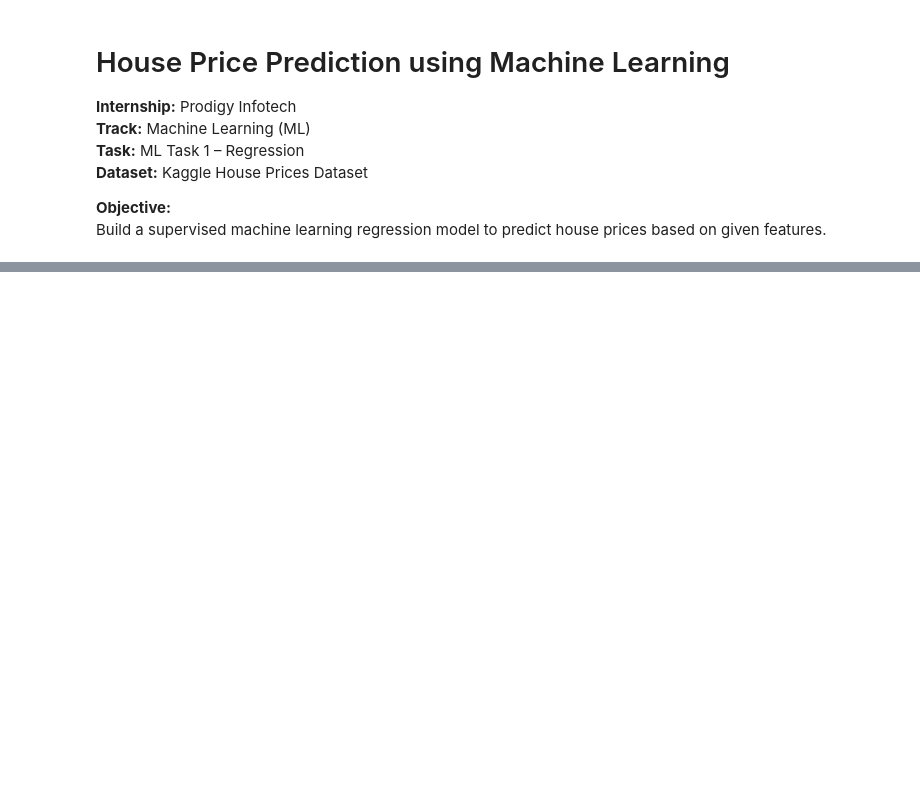
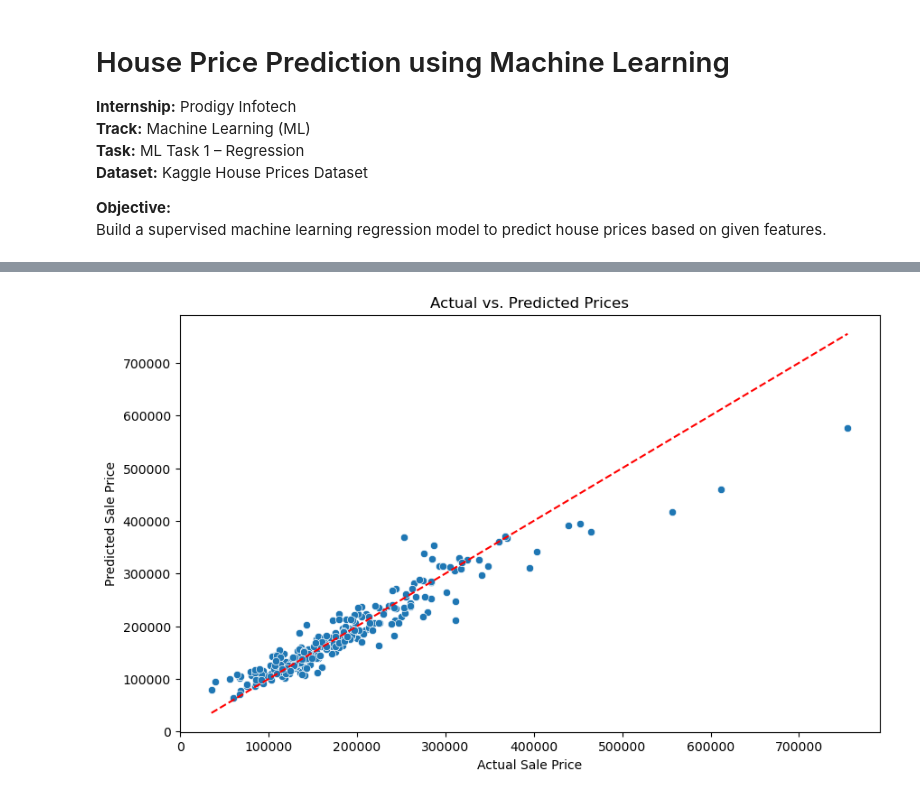
Before and after one commit to ayush-sh-01/PRODIGY_ML_01, a Jupyter notebook: house_price_prediction.ipynb, the cells around one changed output, grey strips where cells are left out. Drawn from its saved outputs; the diff is of its cells as text; code cells hidden in the pictures; blank space fills up the shorter version.

```diff
--- a/house_price_prediction.ipynb
+++ b/house_price_prediction.ipynb
@@ -132,0 +125,11 @@ submission.csv file created
+# %%
+# Plot 3: How good is my model? (dots close to red line = good!)
+plt.figure(figsize=(10, 6))
+sns.scatterplot(x=y_val, y=val_preds)
+plt.plot([y_val.min(), y_val.max()], [y_val.min(), y_val.max()], color='red', linestyle='--')
+plt.title('Actual vs. Predicted Prices')
+plt.xlabel('Actual Sale Price')
+plt.ylabel('Predicted Sale Price')
+plt.show()
+# %% [output]
+[figure, added]
```
Also changed, not shown: parts of 13 cells of this notebook.
